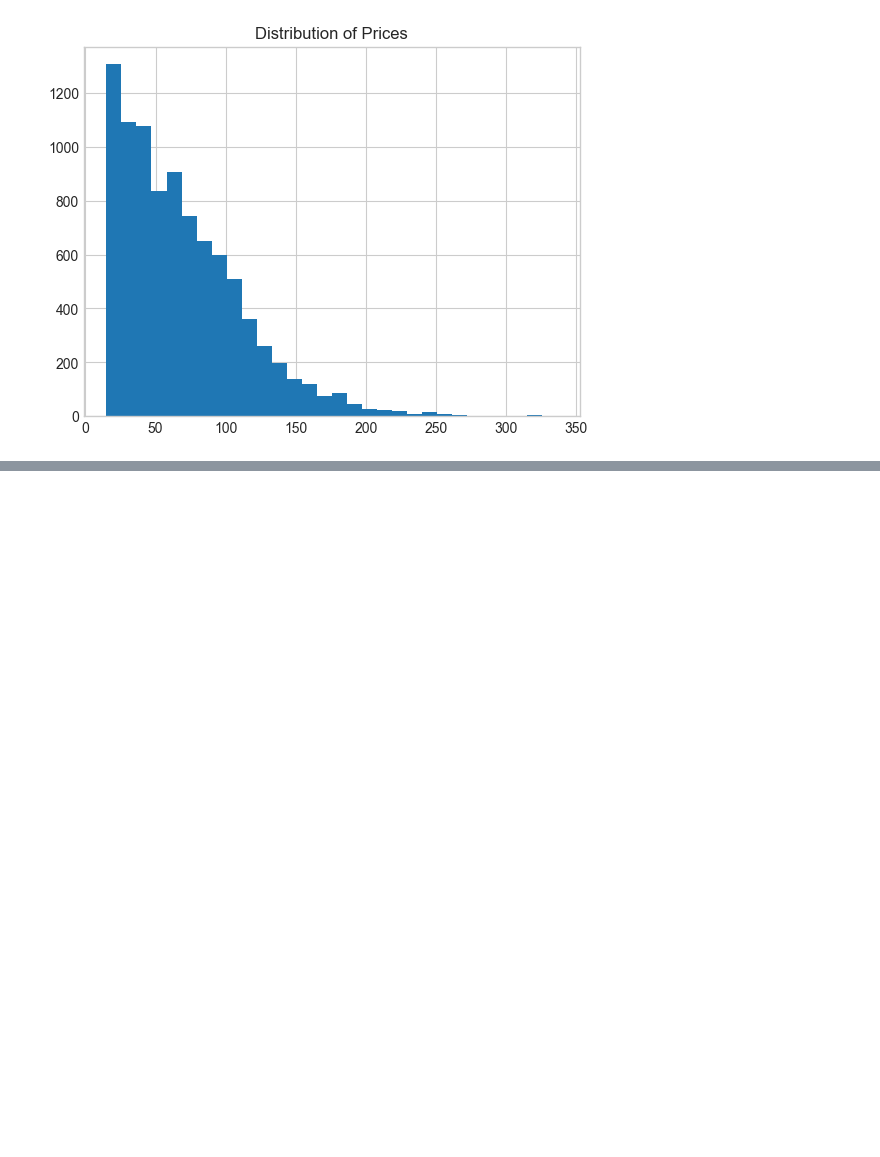
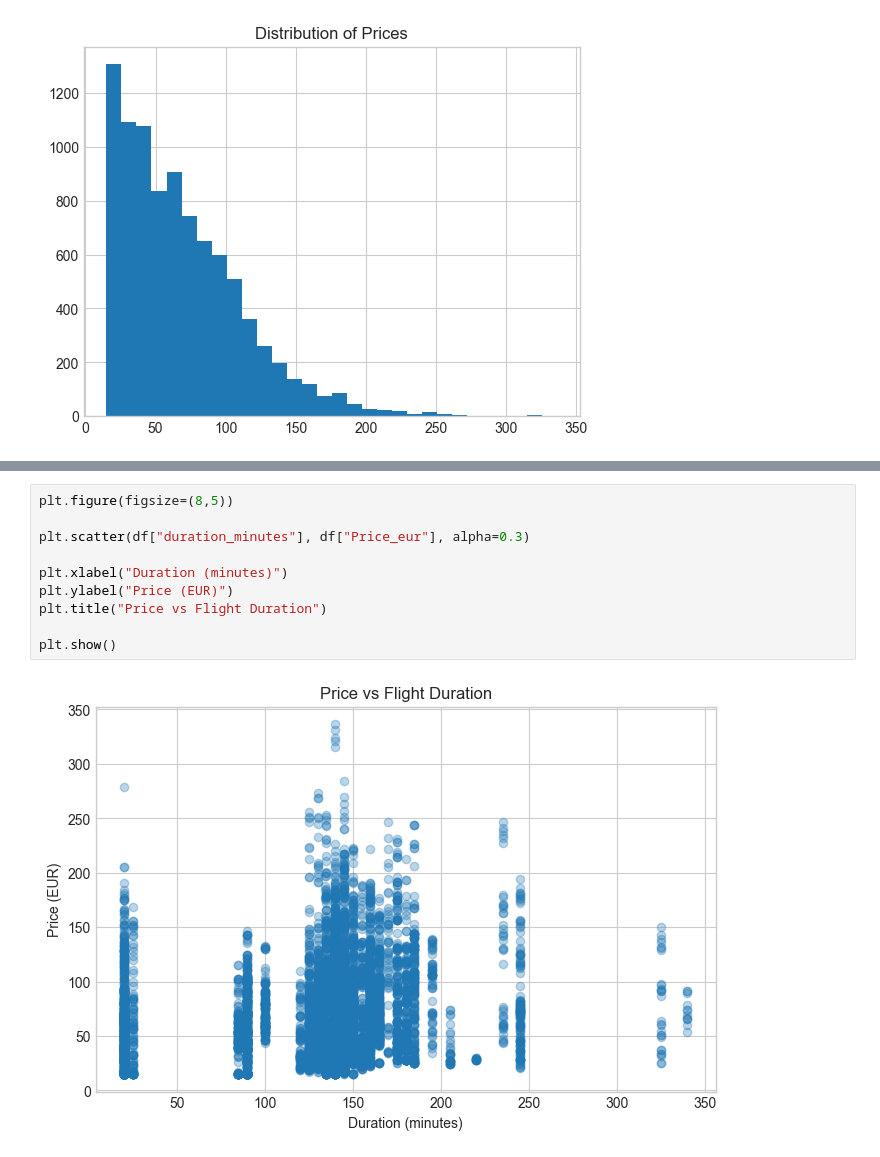
Before and after one commit to mopamerlin-boop/Portafolio, a Jupyter notebook: Ryanair/2Ryanair_an.ipynb, the cells around one changed output, grey strips where cells are left out. Saved outputs shown, nothing was run; the diff lists cells and outputs as text; blank space fills up the shorter version.

```diff
--- a/Ryanair/2Ryanair_an.ipynb
+++ b/Ryanair/2Ryanair_an.ipynb
@@ -842,0 +870,12 @@ plt.show()
+# %%
+plt.figure(figsize=(8,5))
+
+plt.scatter(df["duration_minutes"], df["Price_eur"], alpha=0.3)
+
+plt.xlabel("Duration (minutes)")
+plt.ylabel("Price (EUR)")
+plt.title("Price vs Flight Duration")
+
+plt.show()
+# %% [output]
+[figure, added]
```
Also changed, not shown: parts of 2 cells of this notebook.
